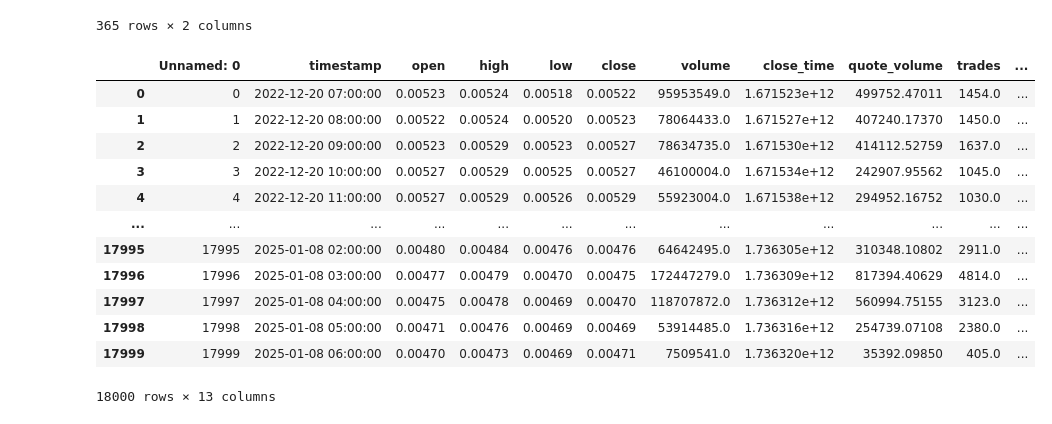
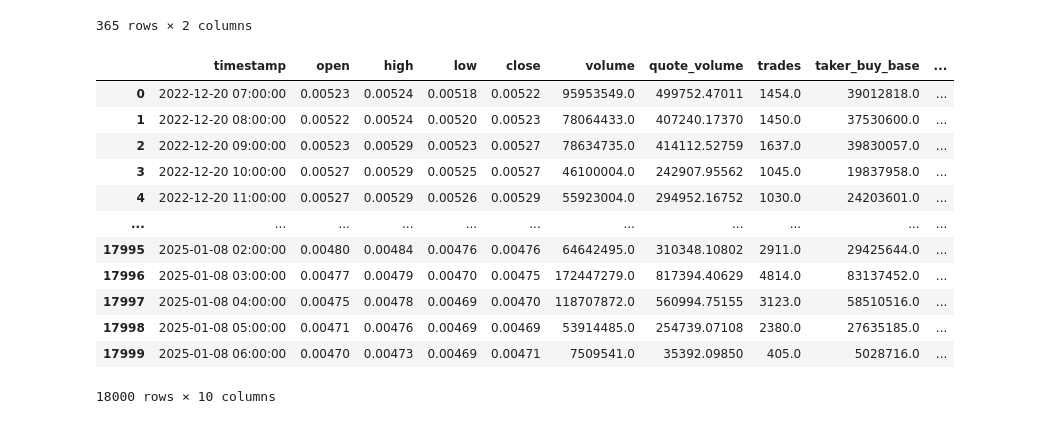
Before and after one commit to rheza-bitwyre/local-share-2, a Jupyter notebook: 05_wira_strat/base_model.ipynb, the cells around one changed output. Drawn from its saved outputs; the diff is of its cells as text; code cells hidden in the pictures.

```diff
--- a/05_wira_strat/base_model.ipynb
+++ b/05_wira_strat/base_model.ipynb
@@ -27,19 +27,21 @@ df_spread
 # %%
 # Historical data
 df_LINAUSDT = pd.read_csv('LINAUSDT.csv')
 
+df_LINAUSDT.drop(columns=['Unnamed: 0', 'ignore', 'close_time'], inplace=True)
+
 df_LINAUSDT
 # %% [output]
-|  | Unnamed: 0 | timestamp | open | high | low | close | volume | close_time | quote_volume | trades | ... |
-| 0 | 0 | 2022-12-20 07:00:00 | 0.00523 | 0.00524 | 0.00518 | 0.00522 | 95953549.0 | 1.671523e+12 | 499752.47011 | 1454.0 | ... |
-| 1 | 1 | 2022-12-20 08:00:00 | 0.00522 | 0.00524 | 0.00520 | 0.00523 | 78064433.0 | 1.671527e+12 | 407240.17370 | 1450.0 | ... |
-| 2 | 2 | 2022-12-20 09:00:00 | 0.00523 | 0.00529 | 0.00523 | 0.00527 | 78634735.0 | 1.671530e+12 | 414112.52759 | 1637.0 | ... |
-| 3 | 3 | 2022-12-20 10:00:00 | 0.00527 | 0.00529 | 0.00525 | 0.00527 | 46100004.0 | 1.671534e+12 | 242907.95562 | 1045.0 | ... |
-| 4 | 4 | 2022-12-20 11:00:00 | 0.00527 | 0.00529 | 0.00526 | 0.00529 | 55923004.0 | 1.671538e+12 | 294952.16752 | 1030.0 | ... |
-| ... | ... | ... | ... | ... | ... | ... | ... | ... | ... | ... | ... |
-| 17995 | 17995 | 2025-01-08 02:00:00 | 0.00480 | 0.00484 | 0.00476 | 0.00476 | 64642495.0 | 1.736305e+12 | 310348.10802 | 2911.0 | ... |
-| 17996 | 17996 | 2025-01-08 03:00:00 | 0.00477 | 0.00479 | 0.00470 | 0.00475 | 172447279.0 | 1.736309e+12 | 817394.40629 | 4814.0 | ... |
-| 17997 | 17997 | 2025-01-08 04:00:00 | 0.00475 | 0.00478 | 0.00469 | 0.00470 | 118707872.0 | 1.736312e+12 | 560994.75155 | 3123.0 | ... |
-| 17998 | 17998 | 2025-01-08 05:00:00 | 0.00471 | 0.00476 | 0.00469 | 0.00469 | 53914485.0 | 1.736316e+12 | 254739.07108 | 2380.0 | ... |
-| 17999 | 17999 | 2025-01-08 06:00:00 | 0.00470 | 0.00473 | 0.00469 | 0.00471 | 7509541.0 | 1.736320e+12 | 35392.09850 | 405.0 | ... |
+|  | timestamp | open | high | low | close | volume | quote_volume | trades | taker_buy_base | ... |
+| 0 | 2022-12-20 07:00:00 | 0.00523 | 0.00524 | 0.00518 | 0.00522 | 95953549.0 | 499752.47011 | 1454.0 | 39012818.0 | ... |
+| 1 | 2022-12-20 08:00:00 | 0.00522 | 0.00524 | 0.00520 | 0.00523 | 78064433.0 | 407240.17370 | 1450.0 | 37530600.0 | ... |
+| 2 | 2022-12-20 09:00:00 | 0.00523 | 0.00529 | 0.00523 | 0.00527 | 78634735.0 | 414112.52759 | 1637.0 | 39830057.0 | ... |
+| 3 | 2022-12-20 10:00:00 | 0.00527 | 0.00529 | 0.00525 | 0.00527 | 46100004.0 | 242907.95562 | 1045.0 | 19837958.0 | ... |
+| 4 | 2022-12-20 11:00:00 | 0.00527 | 0.00529 | 0.00526 | 0.00529 | 55923004.0 | 294952.16752 | 1030.0 | 24203601.0 | ... |
+| ... | ... | ... | ... | ... | ... | ... | ... | ... | ... | ... |
+| 17995 | 2025-01-08 02:00:00 | 0.00480 | 0.00484 | 0.00476 | 0.00476 | 64642495.0 | 310348.10802 | 2911.0 | 29425644.0 | ... |
+| 17996 | 2025-01-08 03:00:00 | 0.00477 | 0.00479 | 0.00470 | 0.00475 | 172447279.0 | 817394.40629 | 4814.0 | 83137452.0 | ... |
+| 17997 | 2025-01-08 04:00:00 | 0.00475 | 0.00478 | 0.00469 | 0.00470 | 118707872.0 | 560994.75155 | 3123.0 | 58510516.0 | ... |
+| 17998 | 2025-01-08 05:00:00 | 0.00471 | 0.00476 | 0.00469 | 0.00469 | 53914485.0 | 254739.07108 | 2380.0 | 27635185.0 | ... |
+| 17999 | 2025-01-08 06:00:00 | 0.00470 | 0.00473 | 0.00469 | 0.00471 | 7509541.0 | 35392.09850 | 405.0 | 5028716.0 | ... |
-18000 rows × 13 columns
+18000 rows × 10 columns
```
Also changed, not shown: parts of 11 cells of this notebook.
